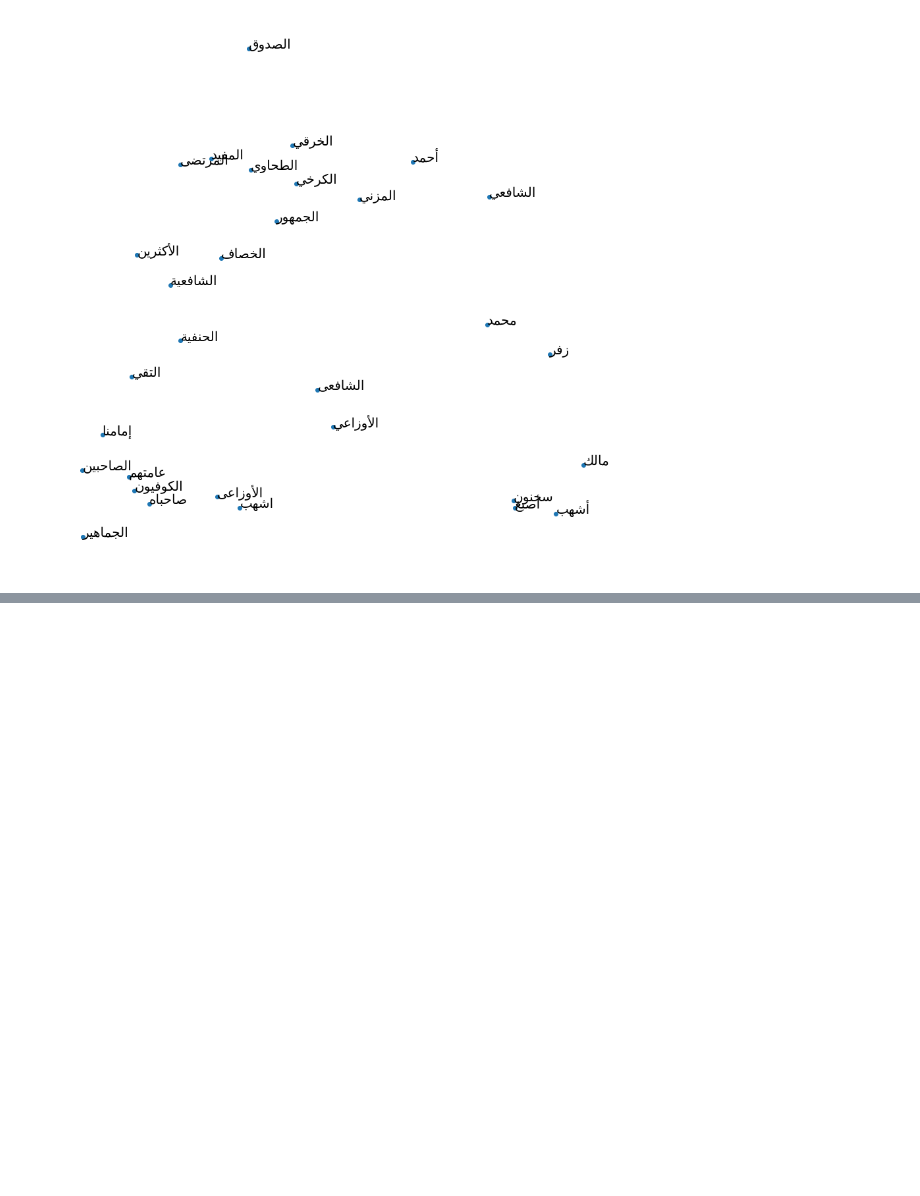
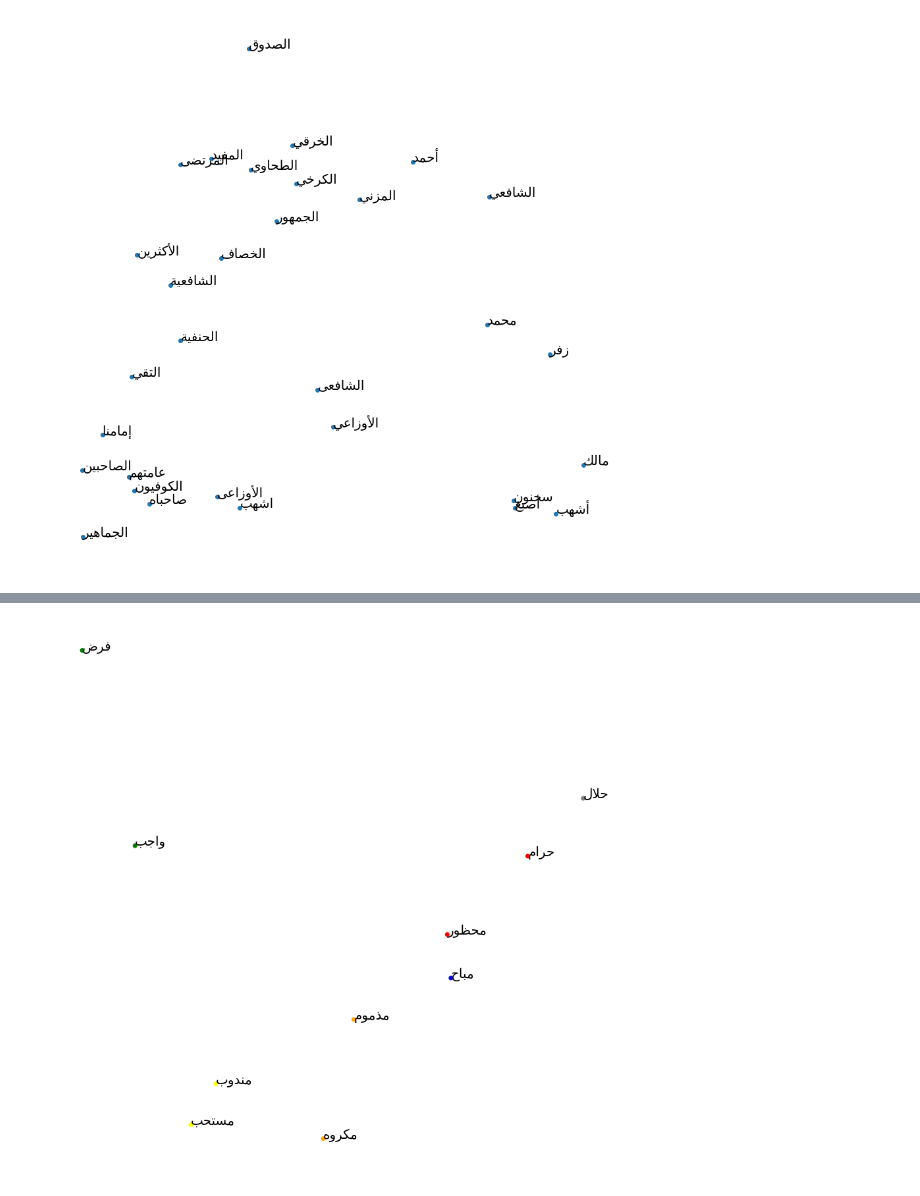
Before and after one commit to arabic-digital-humanities/demo-notebooks, a Jupyter notebook: word_embeddings_viz.ipynb, the cells around one changed output, grey strips where cells are left out. Saved outputs shown, nothing was run; the diff lists cells and outputs as text; code cells hidden in the pictures; blank space fills up the shorter version.

```diff
--- a/word_embeddings_viz.ipynb
+++ b/word_embeddings_viz.ipynb
@@ -71,0 +119,16 @@ plot_closest_words(word, model, method='pca', topn=30)
+# %%
+word_list = ['محظور', # forbidden
+            'حرام', # forbidden
+            'مكروه', # discouraged
+            'مذموم', # discouraged
+            'مباح', # neutral
+            'مندوب', # recommended
+            'مستحب', # recommended
+            'واجب', # obligatory
+            'فرض', # obligatory
+            'حلال'] # allowed
+colors = ['red', 'red', 'orange', 'orange', 'blue', 'yellow', 'yellow', 'green', 'green', 'grey']
+model = models['Stemmed Fiqh']
+plot_embedding(word_list, model, method='pca', colors=colors, learning_rate=5)
+# %% [output]
+[figure, added]
```
Also changed, not shown: parts of 6 cells of this notebook.
